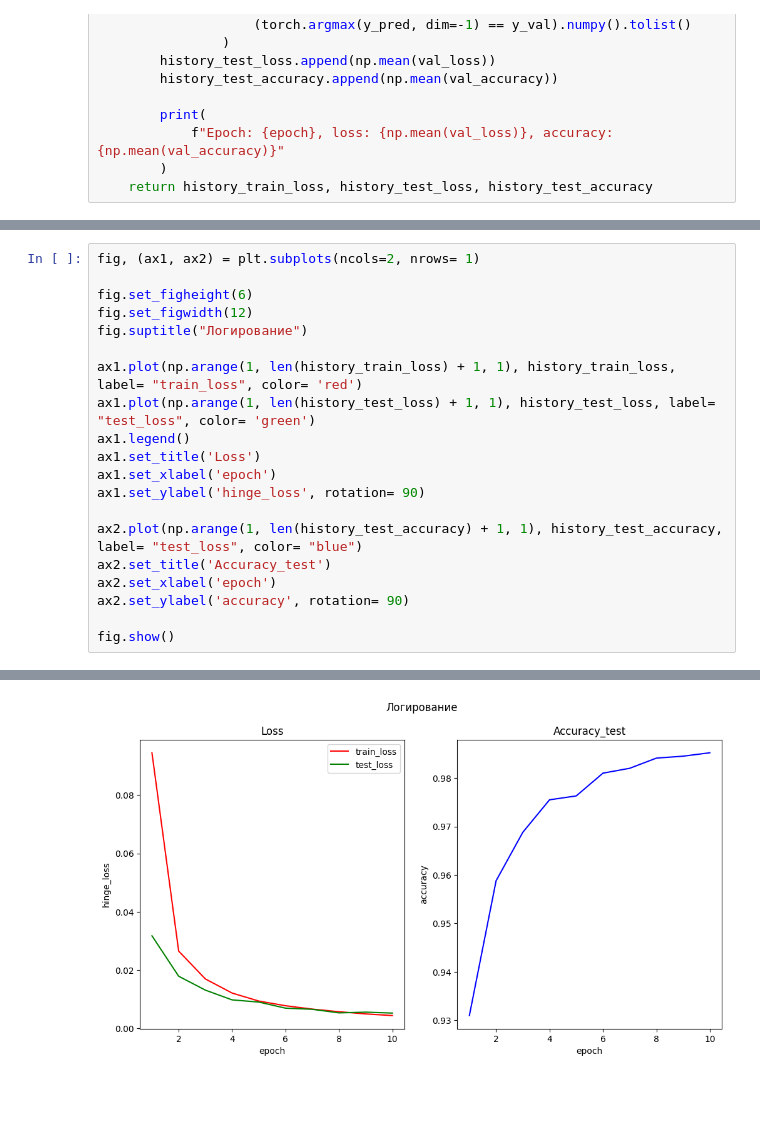
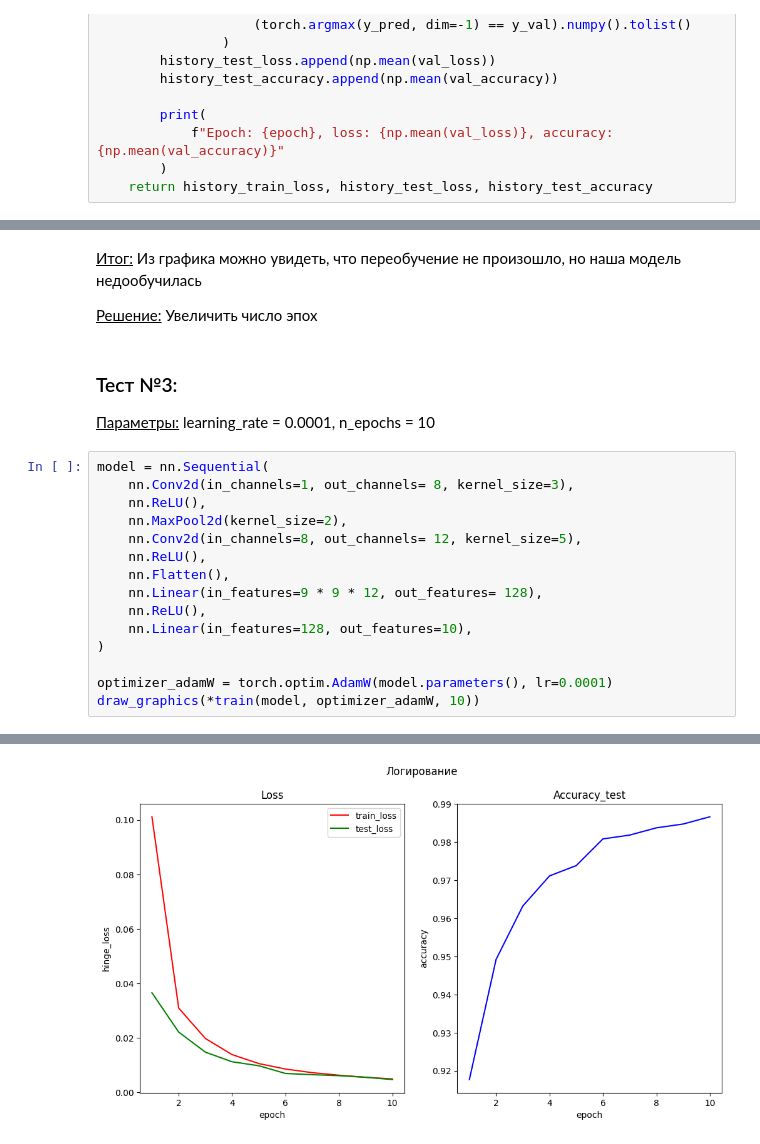
Before and after one commit to 6Ranil6/CNN_in_VK, a Jupyter notebook: NN_seminar_HW3_2025.ipynb, the cells around one changed output, grey strips where cells are left out. Drawn from its saved outputs; the diff is of its cells as text; blank space fills up the shorter version.

Commit message:
settings notebook: delete images and replay tasks

```diff
--- a/NN_seminar_HW3_2025.ipynb
+++ b/NN_seminar_HW3_2025.ipynb
@@ -511,21 +564,24 @@ Epoch: 9, loss: 0.0052451808005571365, accuracy: 0.9852
+# %% [markdown]
+<u>Итог:</u> Из графика можно увидеть, что переобучение не произошло, но наша модель недообучилась
+
+<u>Решение:</u> Увеличить число эпох
+# %% [markdown]
+### Тест №3:
+
+<u>Параметры:</u> learning_rate = 0.0001, n_epochs = 10
 # %%
-fig, (ax1, ax2) = plt.subplots(ncols=2, nrows= 1)
+model = nn.Sequential(
+    nn.Conv2d(in_channels=1, out_channels= 8, kernel_size=3),
+    nn.ReLU(),
+    nn.MaxPool2d(kernel_size=2),
+    nn.Conv2d(in_channels=8, out_channels= 12, kernel_size=5),
+    nn.ReLU(),
+    nn.Flatten(),
+    nn.Linear(in_features=9 * 9 * 12, out_features= 128),
+    nn.ReLU(),
+    nn.Linear(in_features=128, out_features=10),
+)
 
-fig.set_figheight(6)
-fig.set_figwidth(12)
-fig.suptitle("Логирование")
-
-ax1.plot(np.arange(1, len(history_train_loss) + 1, 1), history_train_loss, label= "train_loss", color= 'red')
-ax1.plot(np.arange(1, len(history_test_loss) + 1, 1), history_test_loss, label= "test_loss", color= 'green')
-ax1.legend()
-ax1.set_title('Loss')
-ax1.set_xlabel('epoch')
-ax1.set_ylabel('hinge_loss', rotation= 90)
-
-ax2.plot(np.arange(1, len(history_test_accuracy) + 1, 1), history_test_accuracy, label= "test_loss", color= "blue")
-ax2.set_title('Accuracy_test')
-ax2.set_xlabel('epoch')
-ax2.set_ylabel('accuracy', rotation= 90)
-
-fig.show()
+optimizer_adamW = torch.optim.AdamW(model.parameters(), lr=0.0001)
+draw_graphics(*train(model, optimizer_adamW, 10))
 # %% [output]
@@ -532 +598 @@ fig.show()
-[figure, old version]
+[figure, new version]
```
Also changed, not shown: parts of 10 cells of this notebook, 4 other files.
